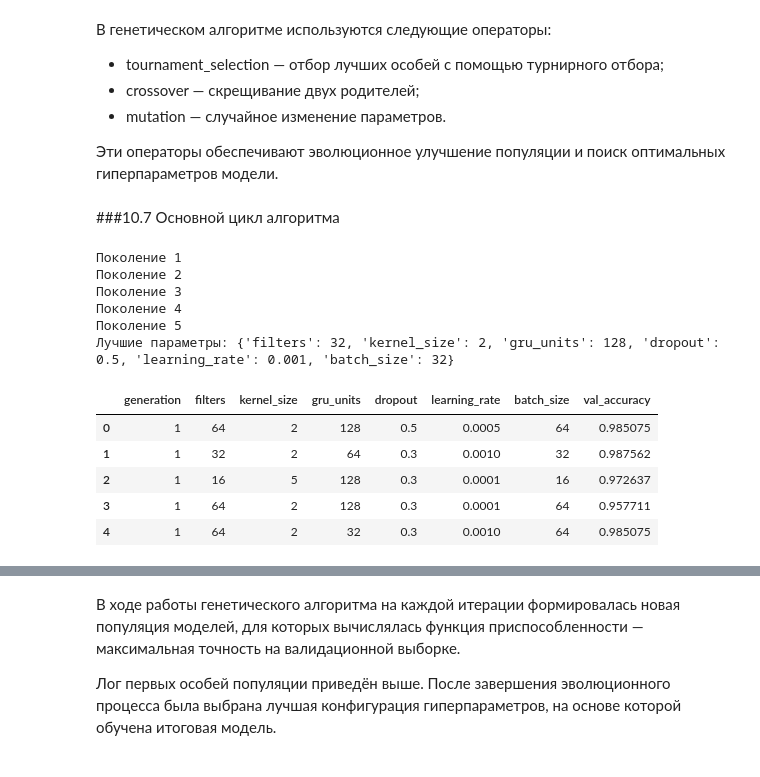
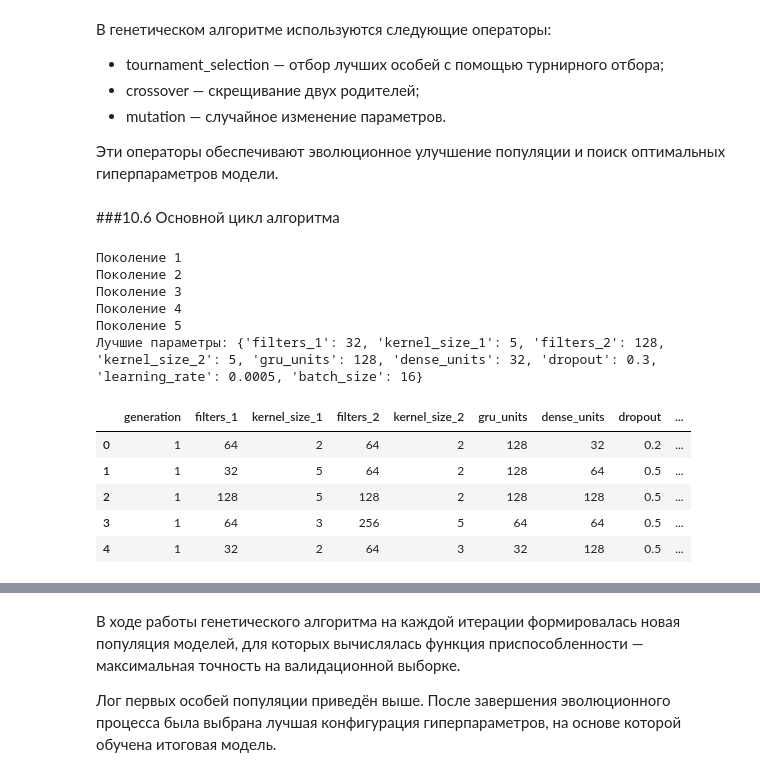
Before and after one commit to Daria-Chernykh/iad-course-project, a Jupyter notebook: courseProject.ipynb, the cells around one changed output, grey strips where cells are left out. Saved outputs shown, nothing was run; the diff lists cells and outputs as text; code cells hidden in the pictures.

```diff
--- a/courseProject.ipynb
+++ b/courseProject.ipynb
@@ -1307,11 +1333,13 @@ CNN + GRU модель, обученная на преобразованных (
 # %% [markdown]
 ###10.2 Определение пространства поиска
 # %%
-# Пространство гиперпараметров
 param_space = {
-    "filters": [16, 32, 64],
-    "kernel_size": [2, 3, 5],
+    "filters_1": [32, 64, 128],
+    "kernel_size_1": [2, 3, 5],
+    "filters_2": [64, 128, 256],
+    "kernel_size_2": [2, 3, 5],
     "gru_units": [32, 64, 128],
+    "dense_units": [32, 64, 128],
     "dropout": [0.2, 0.3, 0.5],
     "learning_rate": [1e-3, 5e-4, 1e-4],
     "batch_size": [16, 32, 64]
@@ -1321,9 +1349,12 @@ param_space = {
 # %%
 def create_individual():
     return {
-        "filters": random.choice(param_space["filters"]),
-        "kernel_size": random.choice(param_space["kernel_size"]),
+        "filters_1": random.choice(param_space["filters_1"]),
+        "kernel_size_1": random.choice(param_space["kernel_size_1"]),
+        "filters_2": random.choice(param_space["filters_2"]),
+        "kernel_size_2": random.choice(param_space["kernel_size_2"]),
         "gru_units": random.choice(param_space["gru_units"]),
+        "dense_units": random.choice(param_space["dense_units"]),
         "dropout": random.choice(param_space["dropout"]),
         "learning_rate": random.choice(param_space["learning_rate"]),
         "batch_size": random.choice(param_space["batch_size"])
@@ -1375,9 +1379,9 @@ def build_model(params, input_shape, n_classes):
 # %%
 def fitness_function(params):
-    model = build_model(
-        params,
+    model = build_baseline_cnn_gru_model(
         input_shape=X_train_scaled_cnn.shape[1:],
-        n_classes=len(np.unique(y_train))
+        num_classes=len(np.unique(y_train)),
+        params=params  # передаем гиперпараметры
     )
 
     history = model.fit(
@@ -1431,7 +1435,7 @@ def mutation(individual, mutation_rate=0.2):
 
 Эти операторы обеспечивают эволюционное улучшение популяции и поиск оптимальных гиперпараметров модели.
 # %% [markdown]
-###10.7 Основной цикл алгоритма
+###10.6 Основной цикл алгоритма
 # %%
 ga_log = []
 n_generations = 5
@@ -1447,9 +1451,12 @@ for generation in range(n_generations):
     for individual, score in zip(population, scores):
         ga_log.append({
             "generation": generation + 1,
-            "filters": individual["filters"],
-            "kernel_size": individual["kernel_size"],
+            "filters_1": individual["filters_1"],
+            "kernel_size_1": individual["kernel_size_1"],
+            "filters_2": individual["filters_2"],
+            "kernel_size_2": individual["kernel_size_2"],
             "gru_units": individual["gru_units"],
+            "dense_units": individual["dense_units"],
             "dropout": individual["dropout"],
             "learning_rate": individual["learning_rate"],
             "batch_size": individual["batch_size"],
@@ -1479,10 +1486,11 @@ ga_log_df = pd.DataFrame(ga_log)
 display(ga_log_df.head())
 ga_log_df.to_csv("ga_model_log.csv", index=False)
 
-best_ga_model = build_model(
-    best_params,
+# Используем build_baseline_cnn_gru_model
+best_ga_model = build_baseline_cnn_gru_model(
     input_shape=X_train_scaled_cnn.shape[1:],
-    n_classes=len(np.unique(y_train))
+    num_classes=len(np.unique(y_train)),
+    params=best_params
 )
 
 early_stopping_ga = EarlyStopping(
@@ -1493,38 +1501,38 @@ early_stopping_ga = EarlyStopping(
 
 reduce_lr_ga = ReduceLROnPlateau(
     monitor='val_loss',
     factor=0.5,
     patience=5,
     min_lr=1e-6
 )
 
 history_ga = best_ga_model.fit(
     X_train_scaled_cnn,
     y_train,
     validation_data=(X_val_scaled_cnn, y_val),
     epochs=50,
     batch_size=best_params["batch_size"],
     callbacks=[early_stopping_ga, reduce_lr_ga],
     verbose=1
 )
 
 y_pred_ga = best_ga_model.predict(X_test_scaled_cnn)
 y_pred_ga_classes = y_pred_ga.argmax(axis=1)
 
 print("Accuracy (GA):", accuracy_score(y_test, y_pred_ga_classes))
 print("Balanced Accuracy (GA):", balanced_accuracy_score(y_test, y_pred_ga_classes))
 print("F1-score (GA):", f1_score(y_test, y_pred_ga_classes, average='weighted'))
 # %% [output]
 Поколение 1
 Поколение 2
 Поколение 3
 Поколение 4
 Поколение 5
-Лучшие параметры: {'filters': 32, 'kernel_size': 2, 'gru_units': 128, 'dropout': 0.5, 'learning_rate': 0.001, 'batch_size': 32}
+Лучшие параметры: {'filters_1': 32, 'kernel_size_1': 5, 'filters_2': 128, 'kernel_size_2': 5, 'gru_units': 128, 'dense_units': 32, 'dropout': 0.3, 'learning_rate': 0.0005, 'batch_size': 16}
-|  | generation | filters | kernel_size | gru_units | dropout | learning_rate | batch_size | val_accuracy |
-| 0 | 1 | 64 | 2 | 128 | 0.5 | 0.0005 | 64 | 0.985075 |
-| 1 | 1 | 32 | 2 | 64 | 0.3 | 0.0010 | 32 | 0.987562 |
-| 2 | 1 | 16 | 5 | 128 | 0.3 | 0.0001 | 16 | 0.972637 |
-| 3 | 1 | 64 | 2 | 128 | 0.3 | 0.0001 | 64 | 0.957711 |
-| 4 | 1 | 64 | 2 | 32 | 0.3 | 0.0010 | 64 | 0.985075 |
+|  | generation | filters_1 | kernel_size_1 | filters_2 | kernel_size_2 | gru_units | dense_units | dropout | ... |
+| 0 | 1 | 64 | 2 | 64 | 2 | 128 | 32 | 0.2 | ... |
+| 1 | 1 | 32 | 5 | 64 | 2 | 128 | 64 | 0.5 | ... |
+| 2 | 1 | 128 | 5 | 128 | 2 | 128 | 128 | 0.5 | ... |
+| 3 | 1 | 64 | 3 | 256 | 5 | 64 | 64 | 0.5 | ... |
+| 4 | 1 | 32 | 2 | 64 | 3 | 32 | 128 | 0.5 | ... |
 Epoch 1/50
```
Also changed, not shown: parts of 40 cells of this notebook.
